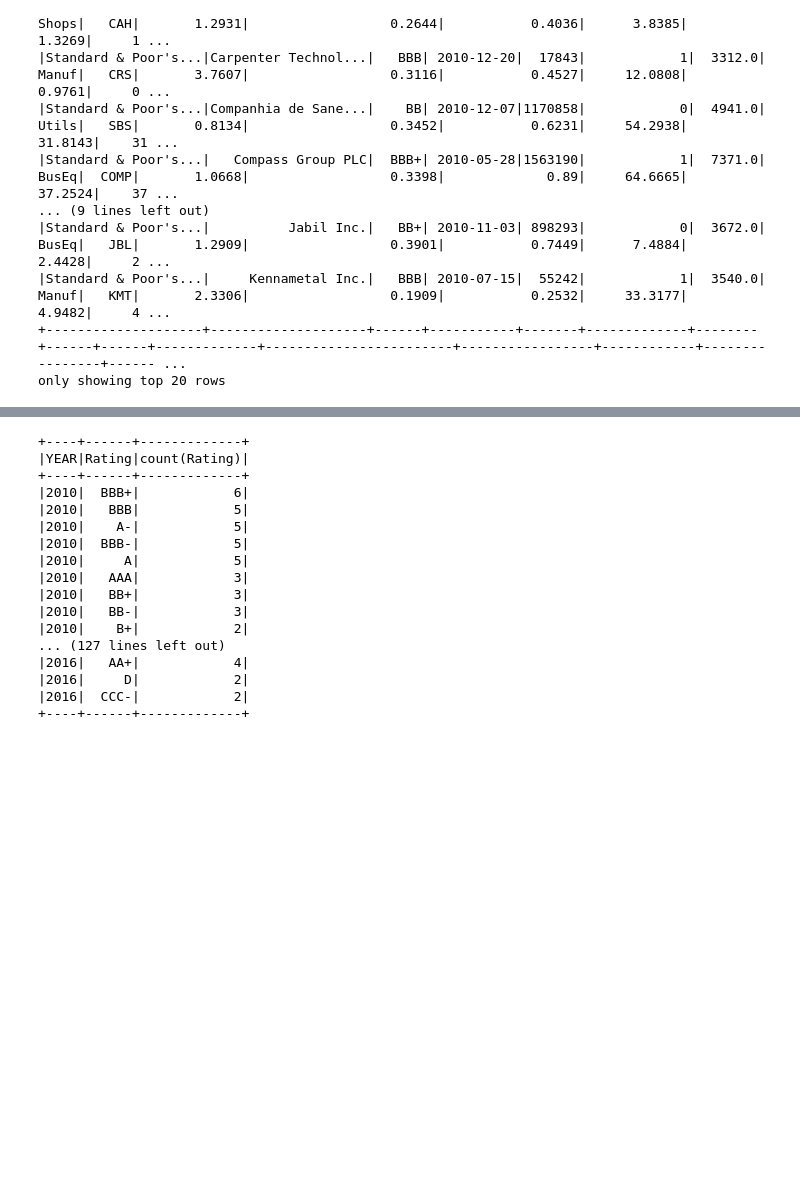
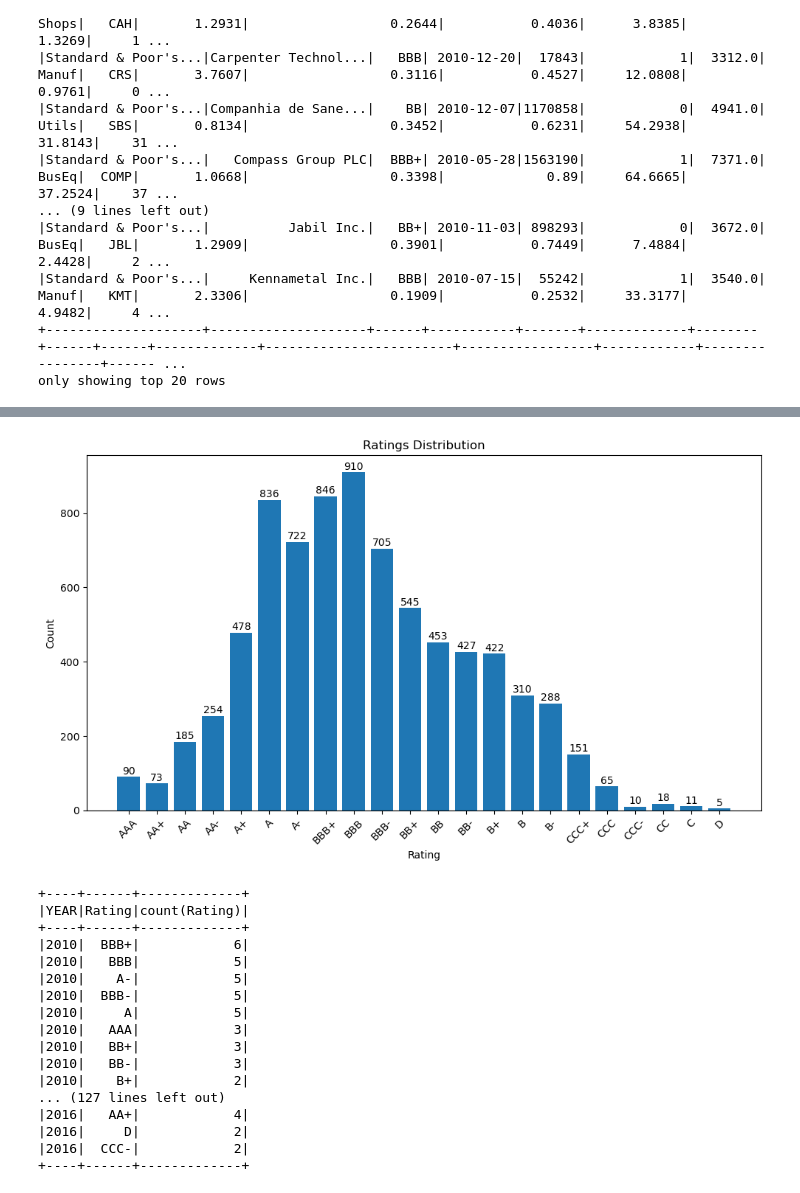
Before and after one commit to ericjjohnson2/corporate_credit_rating, a Jupyter notebook: notebooks/data_import.ipynb, the cells around one changed output, grey strips where cells are left out. Cells and saved outputs as stored; diff of their text form; code cells hidden in the pictures; blank space fills up the shorter version.

```diff
--- a/notebooks/data_import.ipynb
+++ b/notebooks/data_import.ipynb
@@ -55,3 +180,38 @@ df.createOrReplaceTempView('ratings')
+# %%
+query = """
+SELECT Rating, COUNT(*) AS RatingCount
+FROM ratings
+GROUP BY Rating
+ORDER BY Rating;
+"""
+result_df = spark.sql(query).toPandas()
+
+result_df['RatingCount'] = pd.to_numeric(result_df['RatingCount'], errors='coerce').fillna(0).astype(int)
+
+# Sort
+sorted_df = result_df.copy()
+sorted_df['Rating'] = sorted_df['Rating'].astype(str)
+sorted_df['Rating'] = pd.Categorical(sorted_df['Rating'], categories=['AAA', 'AA+', 'AA', 'AA-', 'A+', 'A', 'A-', 'BBB+', 'BBB', 'BBB-', 'BB+', 'BB', 'BB-', 'B+', 'B', 'B-', 'CCC+', 'CCC', 'CCC-', 'CC', 'C', 'D'], ordered=True)
+sorted_df = sorted_df.sort_values('Rating')
+sorted_df = sorted_df.dropna(subset=['Rating'])
+
+x_labels = sorted_df['Rating'].astype(str)
+y_values = sorted_df['RatingCount']
+
+plt.figure(figsize=(10, 6))
+bars = plt.bar(x_labels, y_values)
+plt.xlabel('Rating')
+plt.ylabel('Count')
+plt.title('Ratings Distribution')
+plt.xticks(rotation=45)
+for bar in bars:
+    yval = bar.get_height()
+    plt.text(bar.get_x() + bar.get_width()/2, yval + 1, yval, ha='center', va='bottom')
+plt.tight_layout()
+plt.savefig('../img/exploration/Ratings.png')
+plt.show()
+# %% [output]
+[figure, added]
 # %%
 # Explore the data
 query = """
```
Also changed, not shown: parts of 42 cells of this notebook, 5 other files.
